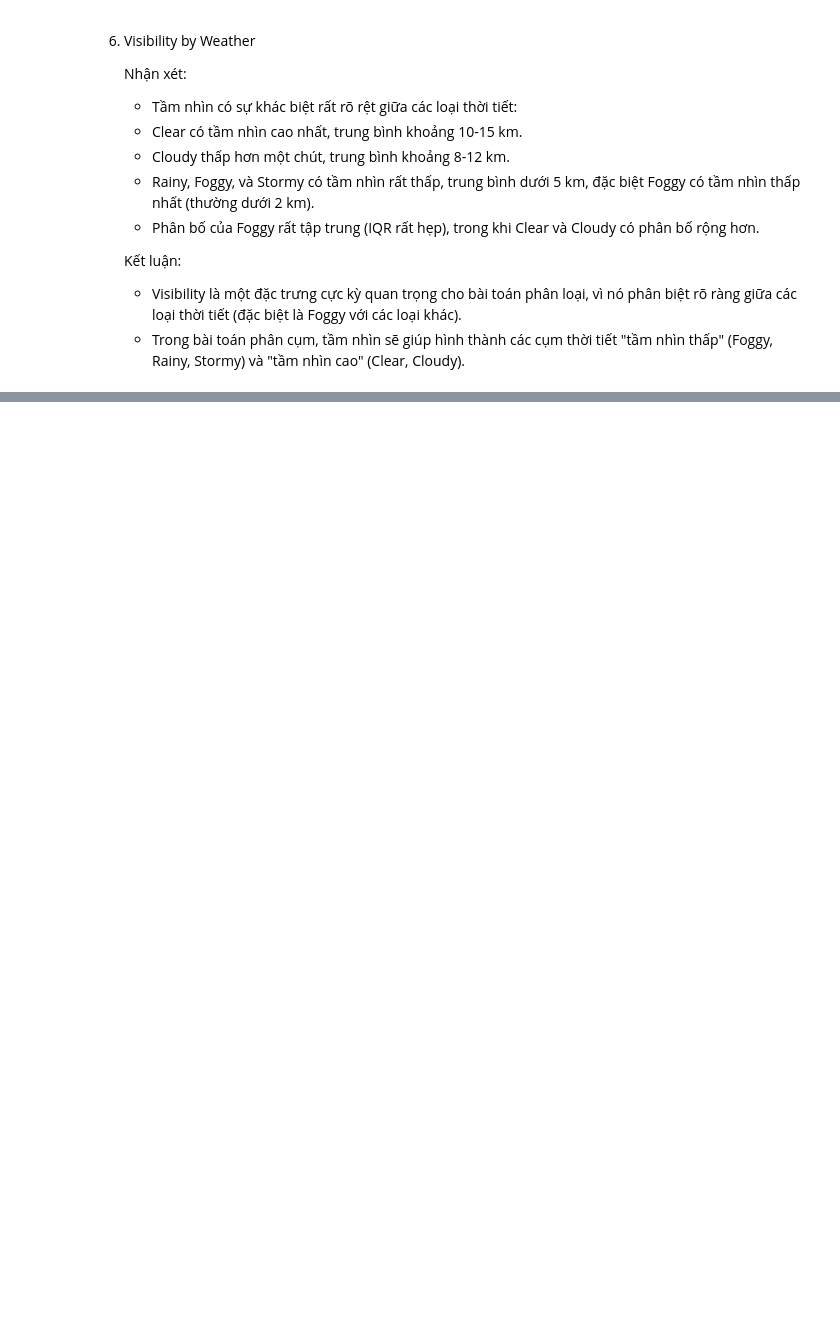
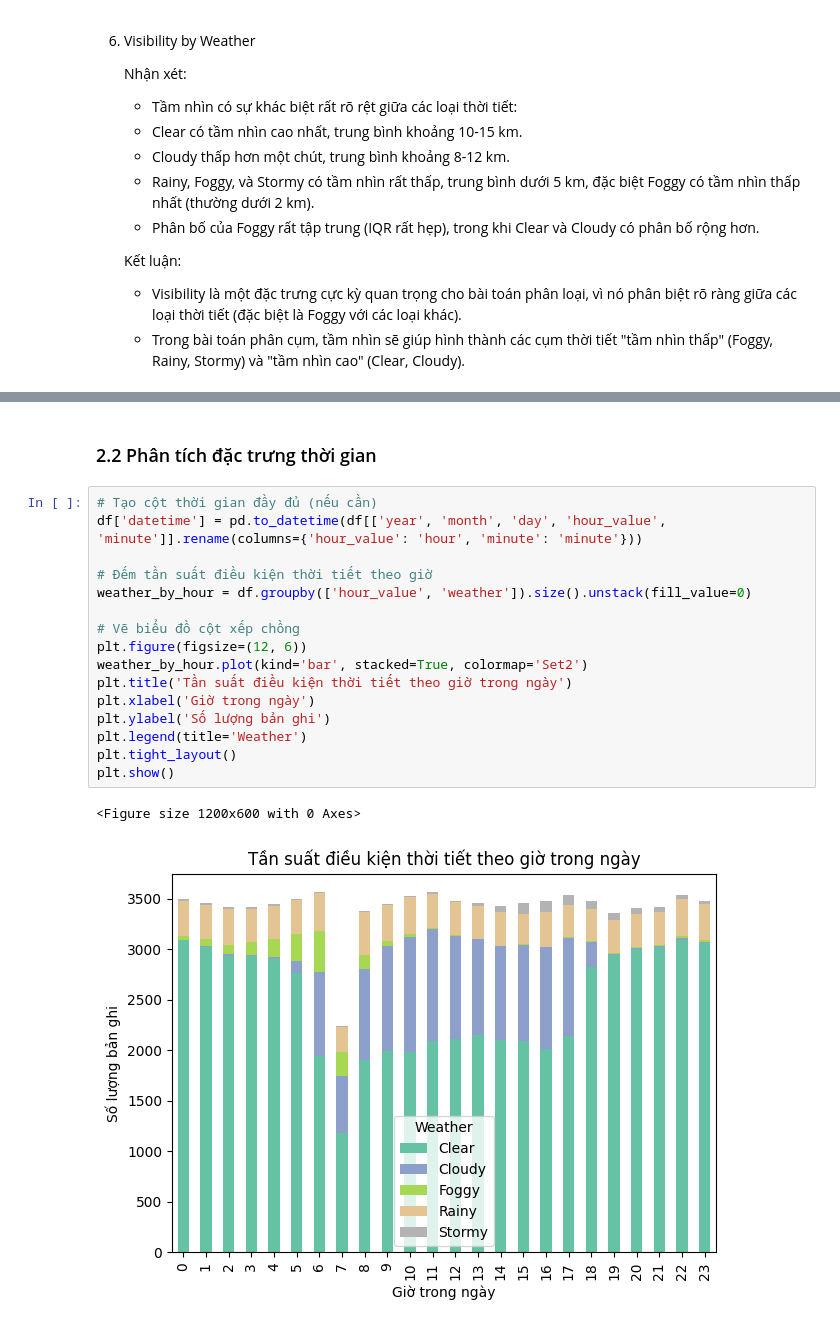
Before and after one commit to WinG-282k4/Weather-forecast, a Jupyter notebook: analyze_data_weather.ipynb, the cells around one changed output, grey strips where cells are left out. Drawn from its saved outputs; the diff is of its cells as text; blank space fills up the shorter version.

Commit message:
Phân tích các đặc trưng cần thiết

```diff
--- a/analyze_data_weather.ipynb
+++ b/analyze_data_weather.ipynb
@@ -213,0 +213,21 @@ Outliers in visibility: 18243
+# %% [markdown]
+### 2.2 Phân tích đặc trưng thời gian
+# %%
+# Tạo cột thời gian đầy đủ (nếu cần)
+df['datetime'] = pd.to_datetime(df[['year', 'month', 'day', 'hour_value', 'minute']].rename(columns={'hour_value': 'hour', 'minute': 'minute'}))
+
+# Đếm tần suất điều kiện thời tiết theo giờ
+weather_by_hour = df.groupby(['hour_value', 'weather']).size().unstack(fill_value=0)
+
+# Vẽ biểu đồ cột xếp chồng
+plt.figure(figsize=(12, 6))
+weather_by_hour.plot(kind='bar', stacked=True, colormap='Set2')
+plt.title('Tần suất điều kiện thời tiết theo giờ trong ngày')
+plt.xlabel('Giờ trong ngày')
+plt.ylabel('Số lượng bản ghi')
+plt.legend(title='Weather')
+plt.tight_layout()
+plt.show()
+# %% [output]
+<Figure size 1200x600 with 0 Axes>
+[figure, added]
```
Also changed, not shown: parts of 17 cells of this notebook.
